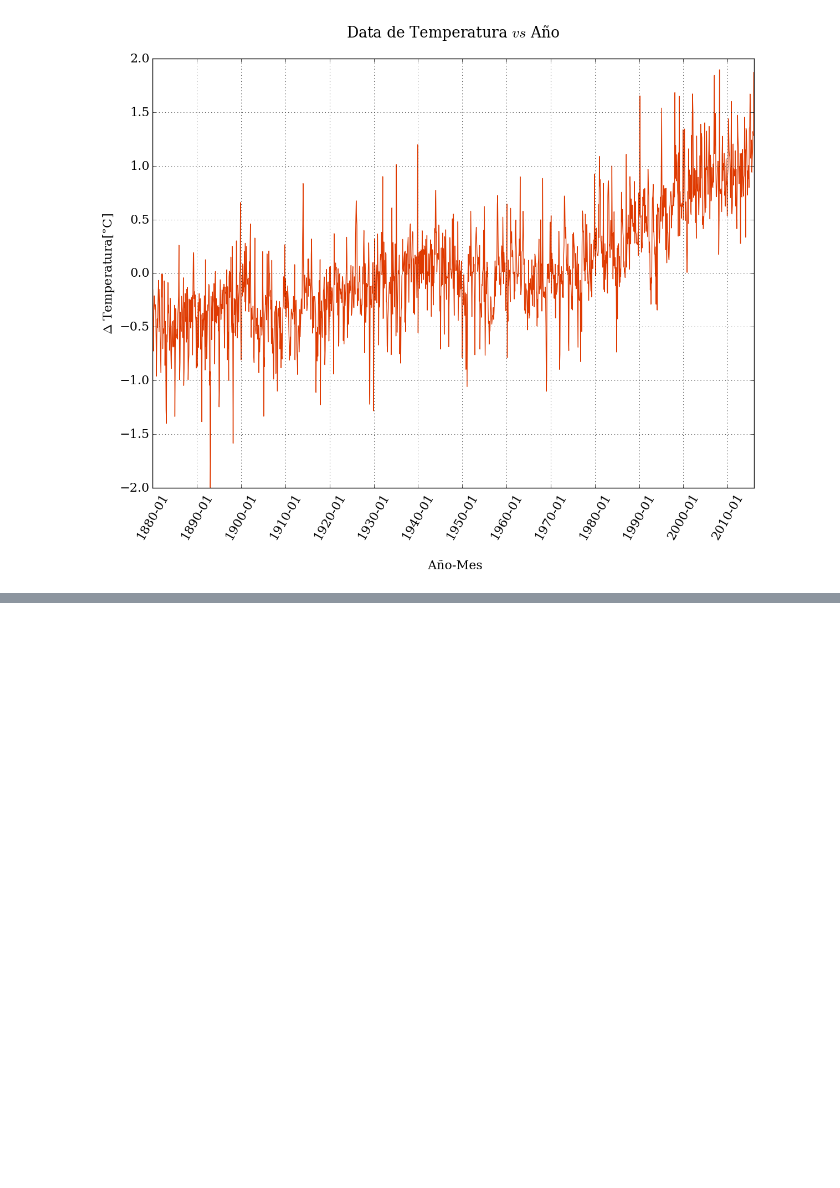
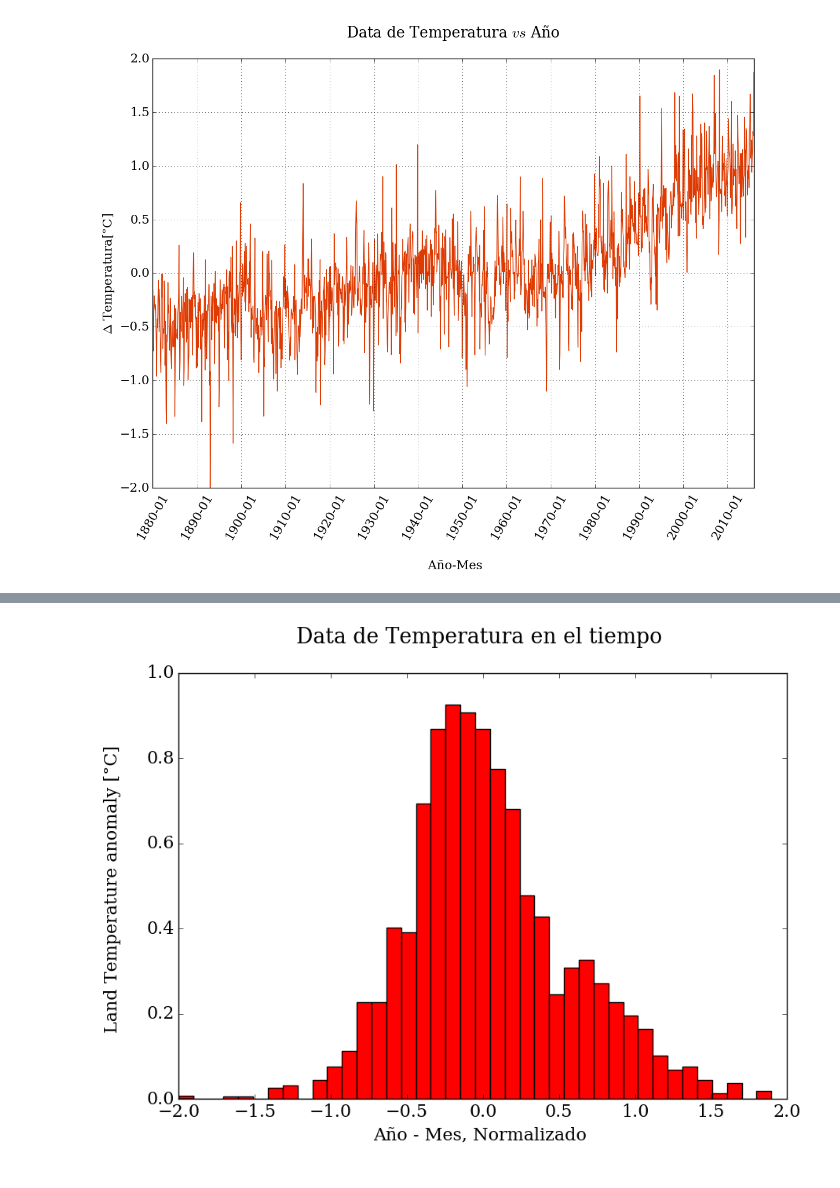
Before and after one commit to ThaNikkitz/notebooks, a Jupyter notebook: Playing_around_with_Python.ipynb, the cells around one changed output, grey strips where cells are left out. Cells and saved outputs as stored; diff of their text form; code cells hidden in the pictures; blank space fills up the shorter version.

```diff
--- a/Playing_around_with_Python.ipynb
+++ b/Playing_around_with_Python.ipynb
@@ -93,0 +103,8 @@ pyplot.grid();
+# %%
+pyplot.figure(figsize = (10, 7))
+pyplot.hist(Temp_data[:,1], bins=40, normed=True, color = 'r')
+pyplot.title('Data de Temperatura en el tiempo \n')
+pyplot.ylabel('Land Temperature anomaly [°C] \n')
+pyplot.xlabel('Año - Mes, Normalizado \n');
+# %% [output]
+[figure, added]
```
Also changed, not shown: parts of 7 cells of this notebook.
